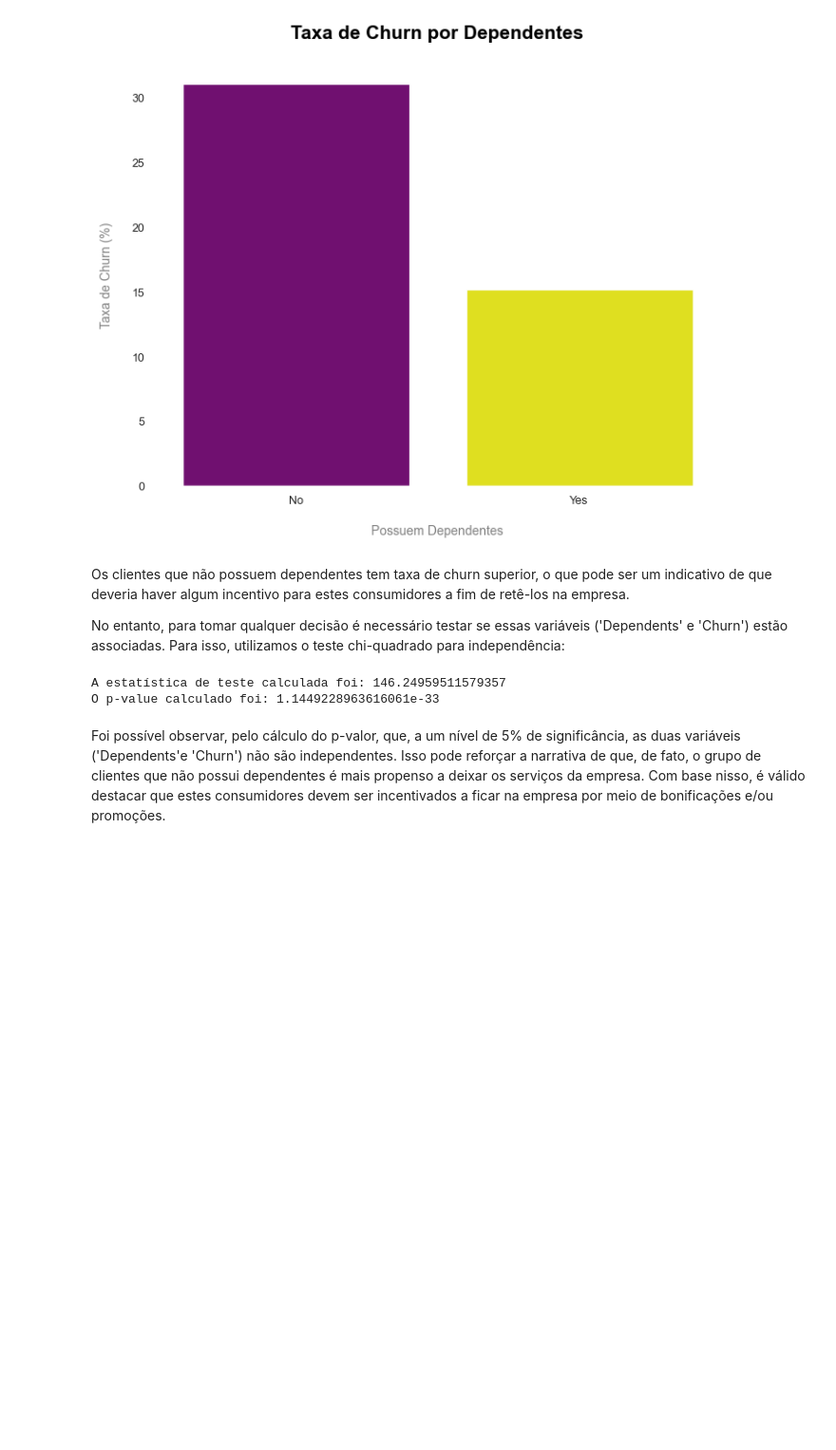
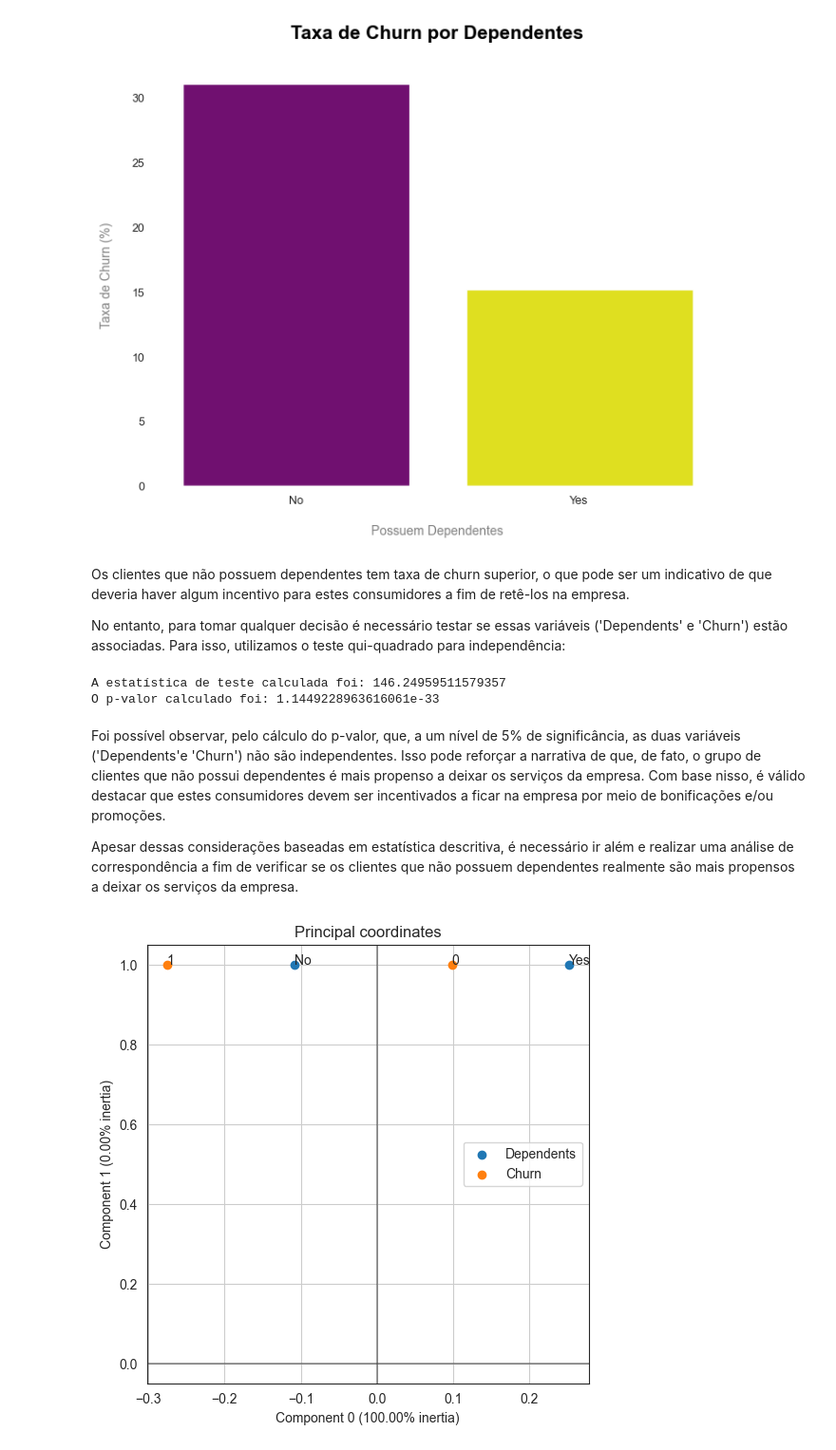
Before and after one commit to lazarocordeirosilva/Previsao_Churn, a Jupyter notebook: notebook/Churn Analysis.ipynb, the cells around one changed output. Shown at 95% size. Cells and saved outputs as stored; diff of their text form; code cells hidden in the pictures; blank space fills up the shorter version.

Commit message:
anacor & requirements

```diff
--- a/notebook/Churn Analysis.ipynb
+++ b/notebook/Churn Analysis.ipynb
@@ -452,0 +534,18 @@ Além disso, também é nítido que há poucos clientes com despesas totais alta
+# %%
+# Criando função para análise de correspondência ANACOR
+def anacor(dados, var, n_components):
+    '''
+    Mostra a análise de correspondência por meio de um gráfico a partir dos seguintes parâmetros:
+    dados: DataFrame resumido com apenas informações da variável de entrada e da variável de saída (Churn)
+    var: Regere-se a variável de entrada
+    n_components: Refere-se ao número de componentes no gráfico
+    '''
+    # Criando tabela de contingência
+    tab = pd.crosstab(dados[var], dados['Churn'])
+    # Criando objeto para Análise de Correlação
+    ca = prince.CA(n_components=n_components)
+    # Ajustando o objeto com os dados
+    ca = ca.fit(tab)
+    # Mostrando o plot com informações sobre a Análise de Correlação
+    ca.plot_coordinates(tab)
+    plt.show()
@@ -616,12 +620,19 @@ barplot(taxa_dependentes, ('Possuem Dependentes', 'Taxa de Churn por Dependentes
 # %% [markdown]
 Os clientes que não possuem dependentes tem taxa de churn superior, o que pode ser um indicativo de que deveria haver algum incentivo para estes consumidores a fim de retê-los na empresa.
 
-No entanto, para tomar qualquer decisão é necessário testar se essas variáveis ('Dependents' e 'Churn') estão associadas. Para isso, utilizamos o teste chi-quadrado para independência:
+No entanto, para tomar qualquer decisão é necessário testar se essas variáveis ('Dependents' e 'Churn') estão associadas. Para isso, utilizamos o teste qui-quadrado para independência:
 # %%
-# Cálculo do teste chi-quadrado
-chi_quadrado(churn_dependents, 'Dependents', 'Churn')
+# Cálculo do teste qui-quadrado
+qui_quadrado(churn_dependents, 'Dependents', 'Churn')
 # %% [output]
 A estatística de teste calculada foi: 146.24959511579357
-O p-value calculado foi: 1.1449228963616061e-33
+O p-valor calculado foi: 1.1449228963616061e-33
 # %% [markdown]
 Foi possível observar, pelo cálculo do p-valor, que, a um nível de 5% de significância, as duas variáveis ('Dependents'e 'Churn') não são independentes. Isso pode reforçar a narrativa de que, de fato, o grupo de clientes que não possui dependentes é mais propenso a deixar os serviços da empresa. Com base nisso, é válido destacar que estes consumidores devem ser incentivados a ficar na empresa por meio de bonificações e/ou promoções.
+
+Apesar dessas considerações baseadas em estatística descritiva, é necessário ir além e realizar uma análise de correspondência a fim de verificar se os clientes que não possuem dependentes realmente são mais propensos a deixar os serviços da empresa.
+# %%
+# Chamando a função de análise de correspondência
+anacor(churn_dependents, 'Dependents', 2)
+# %% [output]
+[figure, added]
```
Also changed, not shown: parts of 70 cells of this notebook, 1 other file.
